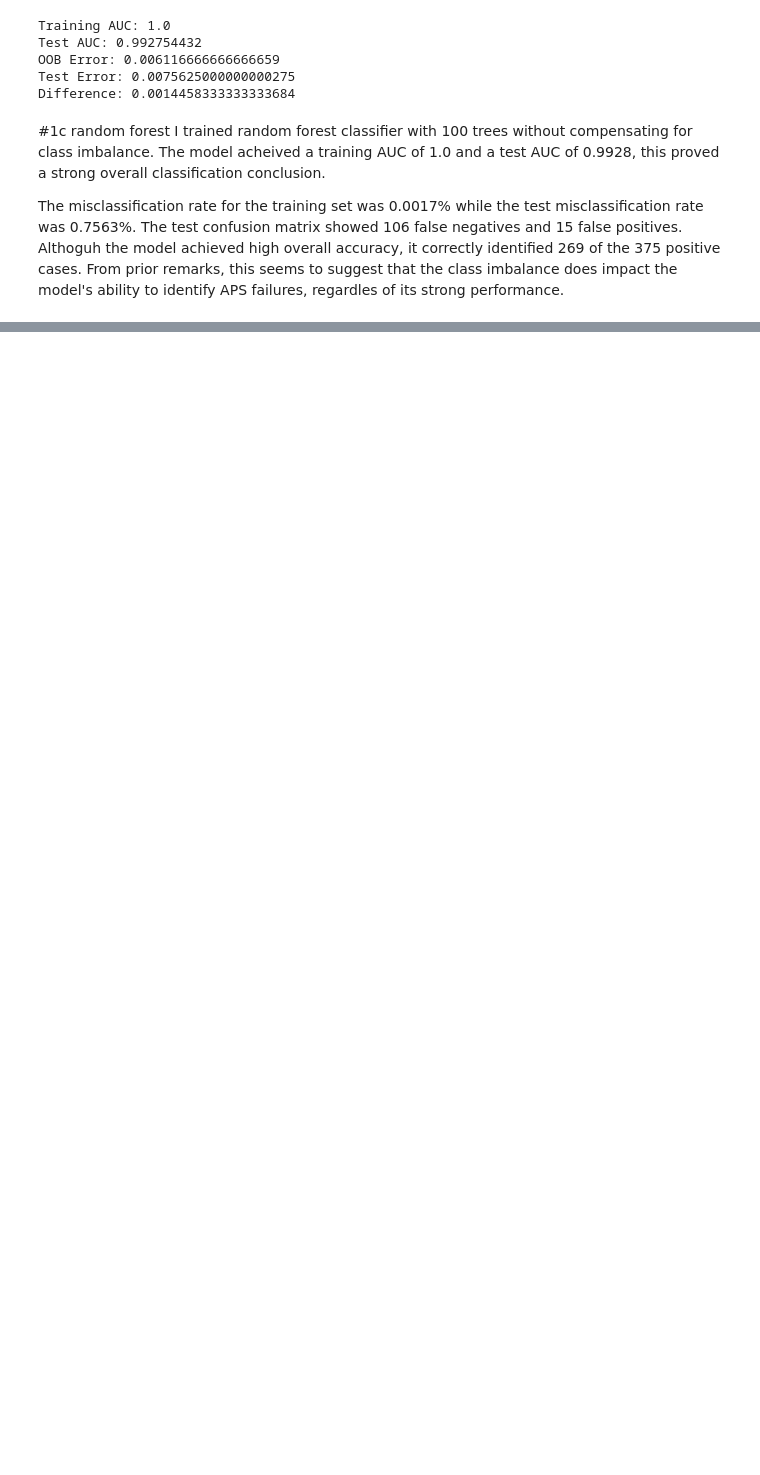
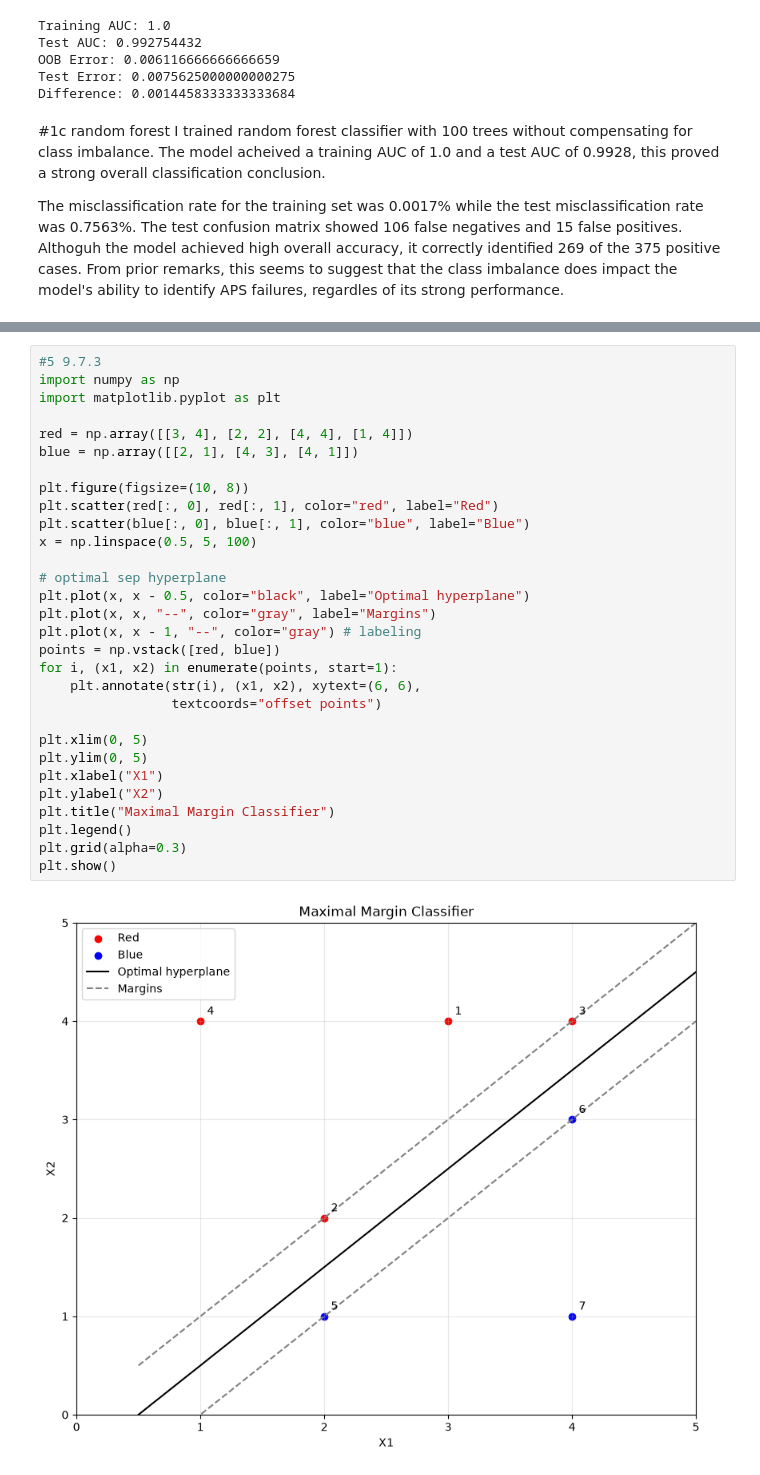
Before and after one commit to lsjang-svg/DSCI552_HW6, a Jupyter notebook: HW6.ipynb, the cells around one changed output, grey strips where cells are left out. Saved outputs shown, nothing was run; the diff lists cells and outputs as text; blank space fills up the shorter version.

```diff
--- a/HW6.ipynb
+++ b/HW6.ipynb
@@ -402,0 +816,32 @@ print(comparison)
+# %%
+#5 9.7.3
+import numpy as np
+import matplotlib.pyplot as plt
+
+red = np.array([[3, 4], [2, 2], [4, 4], [1, 4]])
+blue = np.array([[2, 1], [4, 3], [4, 1]])
+
+plt.figure(figsize=(10, 8))
+plt.scatter(red[:, 0], red[:, 1], color="red", label="Red")
+plt.scatter(blue[:, 0], blue[:, 1], color="blue", label="Blue")
+x = np.linspace(0.5, 5, 100)
+
+# optimal sep hyperplane
+plt.plot(x, x - 0.5, color="black", label="Optimal hyperplane")
+plt.plot(x, x, "--", color="gray", label="Margins")
+plt.plot(x, x - 1, "--", color="gray") # labeling
+points = np.vstack([red, blue])
+for i, (x1, x2) in enumerate(points, start=1):
+    plt.annotate(str(i), (x1, x2), xytext=(6, 6),
+                 textcoords="offset points")
+
+plt.xlim(0, 5)
+plt.ylim(0, 5)
+plt.xlabel("X1")
+plt.ylabel("X2")
+plt.title("Maximal Margin Classifier")
+plt.legend()
+plt.grid(alpha=0.3)
+plt.show()
+# %% [output]
+[figure, added]
```
Also changed, not shown: parts of 11 cells of this notebook.
